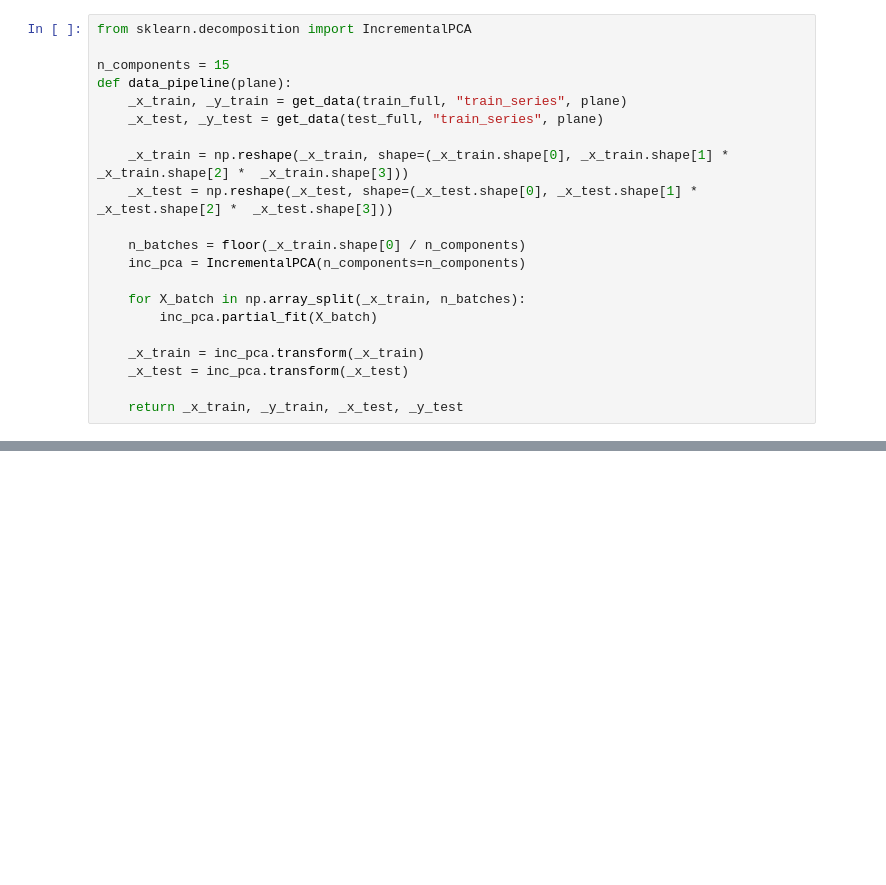
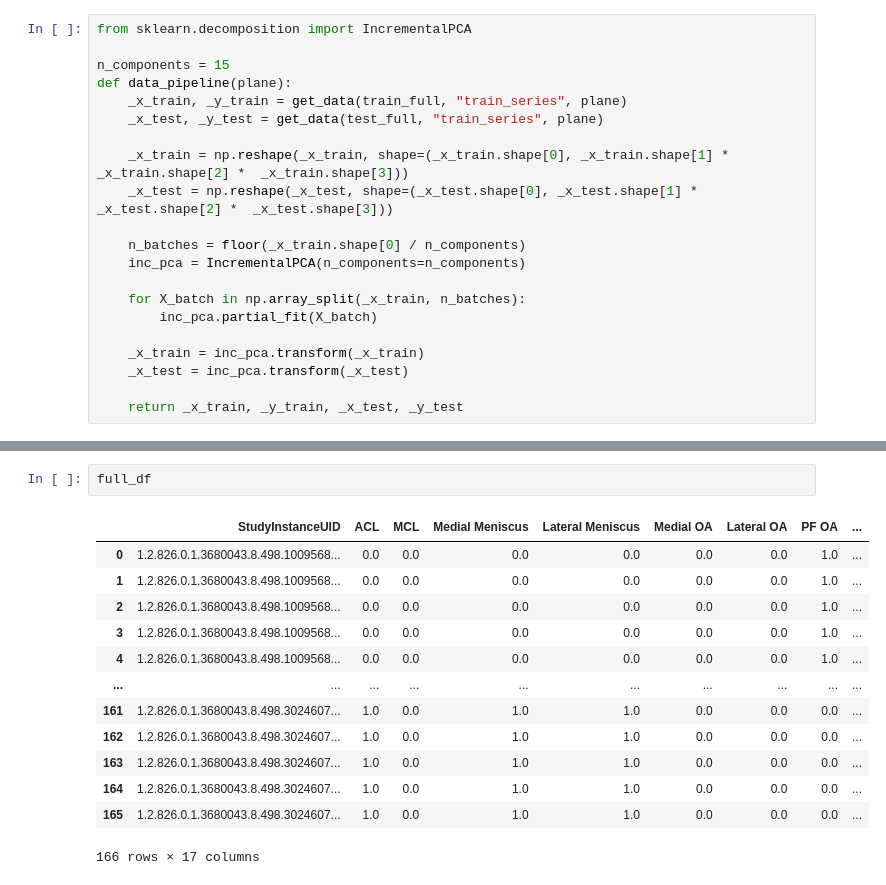
Before and after one commit to AntonioHollerman/RSNA_KneeAbnormalityDetection, a Jupyter notebook: basic_model_2.ipynb, the cells around one changed output, grey strips where cells are left out. Cells and saved outputs as stored; diff of their text form; blank space fills up the shorter version.

```diff
--- a/basic_model_2.ipynb
+++ b/basic_model_2.ipynb
@@ -118,0 +163,16 @@ for i in range(len(target_columns)):
+# %%
+full_df
+# %% [output]
+|  | StudyInstanceUID | ACL | MCL | Medial Meniscus | Lateral Meniscus | Medial OA | Lateral OA | PF OA | ... |
+| 0 | 1.2.826.0.1.3680043.8.498.1009568... | 0.0 | 0.0 | 0.0 | 0.0 | 0.0 | 0.0 | 1.0 | ... |
+| 1 | 1.2.826.0.1.3680043.8.498.1009568... | 0.0 | 0.0 | 0.0 | 0.0 | 0.0 | 0.0 | 1.0 | ... |
+| 2 | 1.2.826.0.1.3680043.8.498.1009568... | 0.0 | 0.0 | 0.0 | 0.0 | 0.0 | 0.0 | 1.0 | ... |
+| 3 | 1.2.826.0.1.3680043.8.498.1009568... | 0.0 | 0.0 | 0.0 | 0.0 | 0.0 | 0.0 | 1.0 | ... |
+| 4 | 1.2.826.0.1.3680043.8.498.1009568... | 0.0 | 0.0 | 0.0 | 0.0 | 0.0 | 0.0 | 1.0 | ... |
+| ... | ... | ... | ... | ... | ... | ... | ... | ... | ... |
+| 161 | 1.2.826.0.1.3680043.8.498.3024607... | 1.0 | 0.0 | 1.0 | 1.0 | 0.0 | 0.0 | 0.0 | ... |
+| 162 | 1.2.826.0.1.3680043.8.498.3024607... | 1.0 | 0.0 | 1.0 | 1.0 | 0.0 | 0.0 | 0.0 | ... |
+| 163 | 1.2.826.0.1.3680043.8.498.3024607... | 1.0 | 0.0 | 1.0 | 1.0 | 0.0 | 0.0 | 0.0 | ... |
+| 164 | 1.2.826.0.1.3680043.8.498.3024607... | 1.0 | 0.0 | 1.0 | 1.0 | 0.0 | 0.0 | 0.0 | ... |
+| 165 | 1.2.826.0.1.3680043.8.498.3024607... | 1.0 | 0.0 | 1.0 | 1.0 | 0.0 | 0.0 | 0.0 | ... |
+166 rows × 17 columns
```
Also changed, not shown: parts of 6 cells of this notebook, 5 other files.
